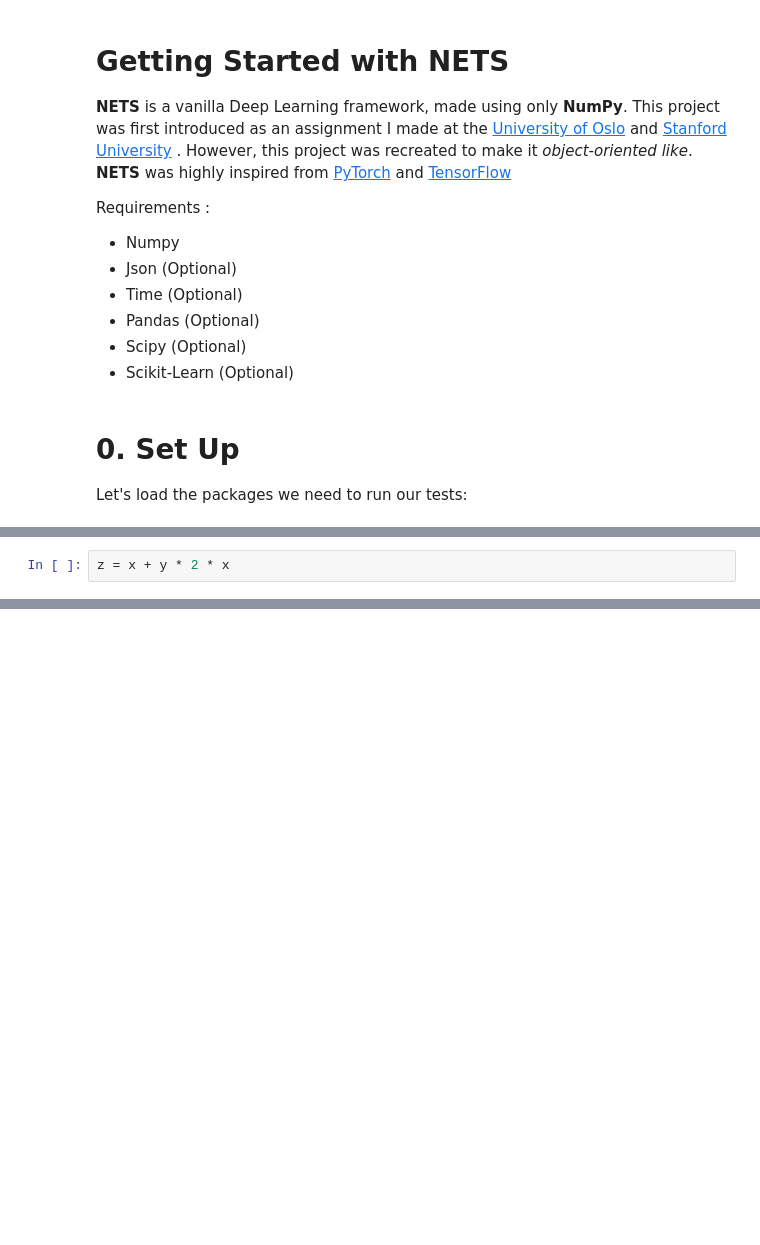
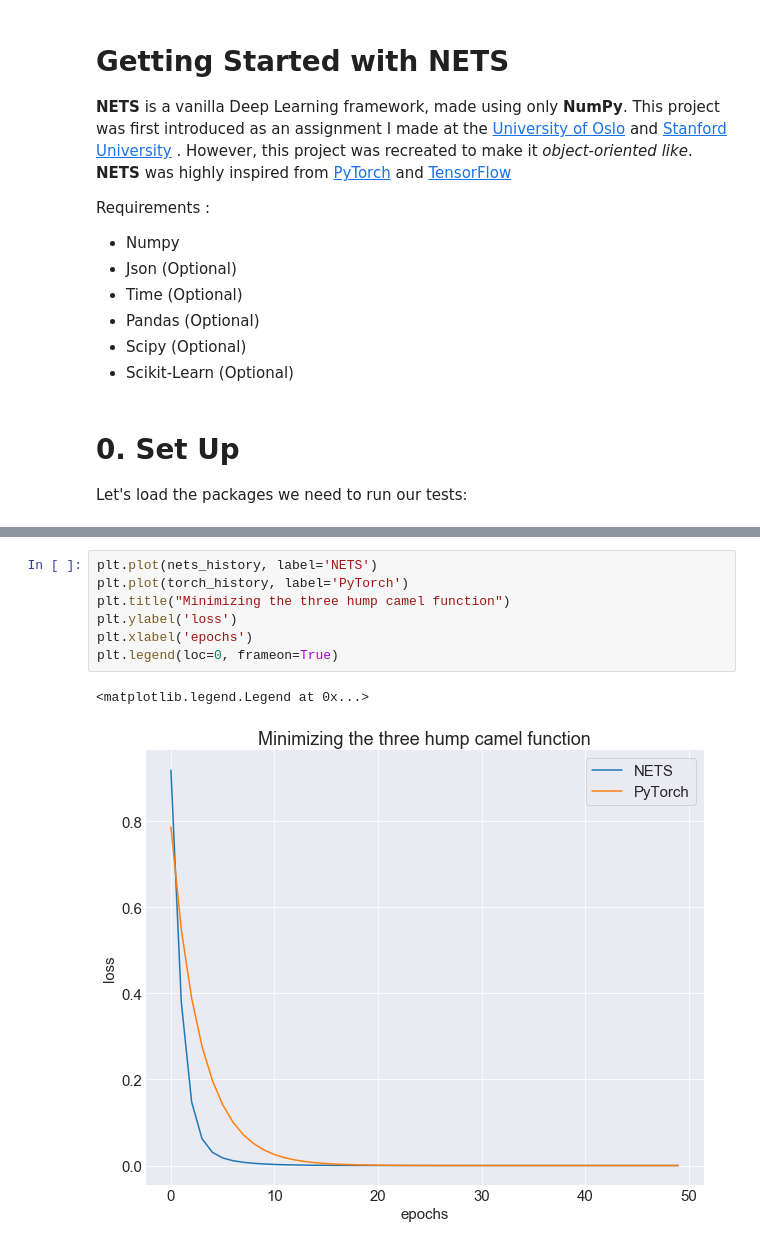
Before and after one commit to arthurdjn/nets, a Jupyter notebook: Getting Started with NETS.ipynb, the cells around one changed output, grey strips where cells are left out. Drawn from its saved outputs; the diff is of its cells as text; blank space fills up the shorter version.

```diff
--- a/Getting Started with NETS.ipynb
+++ b/Getting Started with NETS.ipynb
@@ -170,2 +21,0 @@ z = Tensor([0, -0, 0, -5, 6, 3, 1], requires_grad=True)
-# %%
-z = x + y * 2 * x
@@ -234,0 +303,10 @@ t3.depends_on
+# %%
+plt.plot(nets_history, label='NETS')
+plt.plot(torch_history, label='PyTorch')
+plt.title("Minimizing the three hump camel function")
+plt.ylabel('loss')
+plt.xlabel('epochs')
+plt.legend(loc=0, frameon=True)
+# %% [output]
+<matplotlib.legend.Legend at 0x...>
+[figure, added]
```
Also changed, not shown: parts of 67 cells of this notebook, 24 other files.
